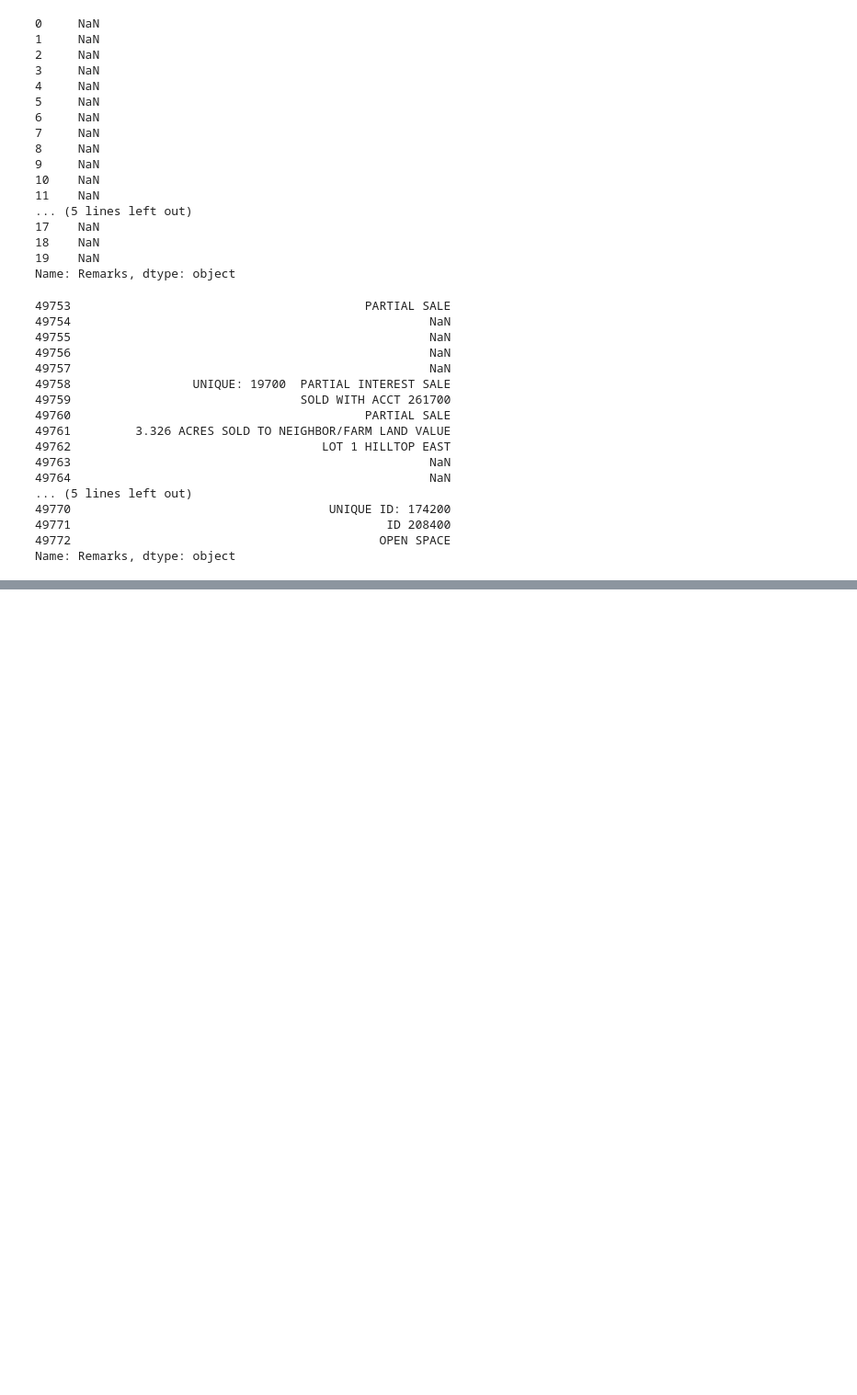
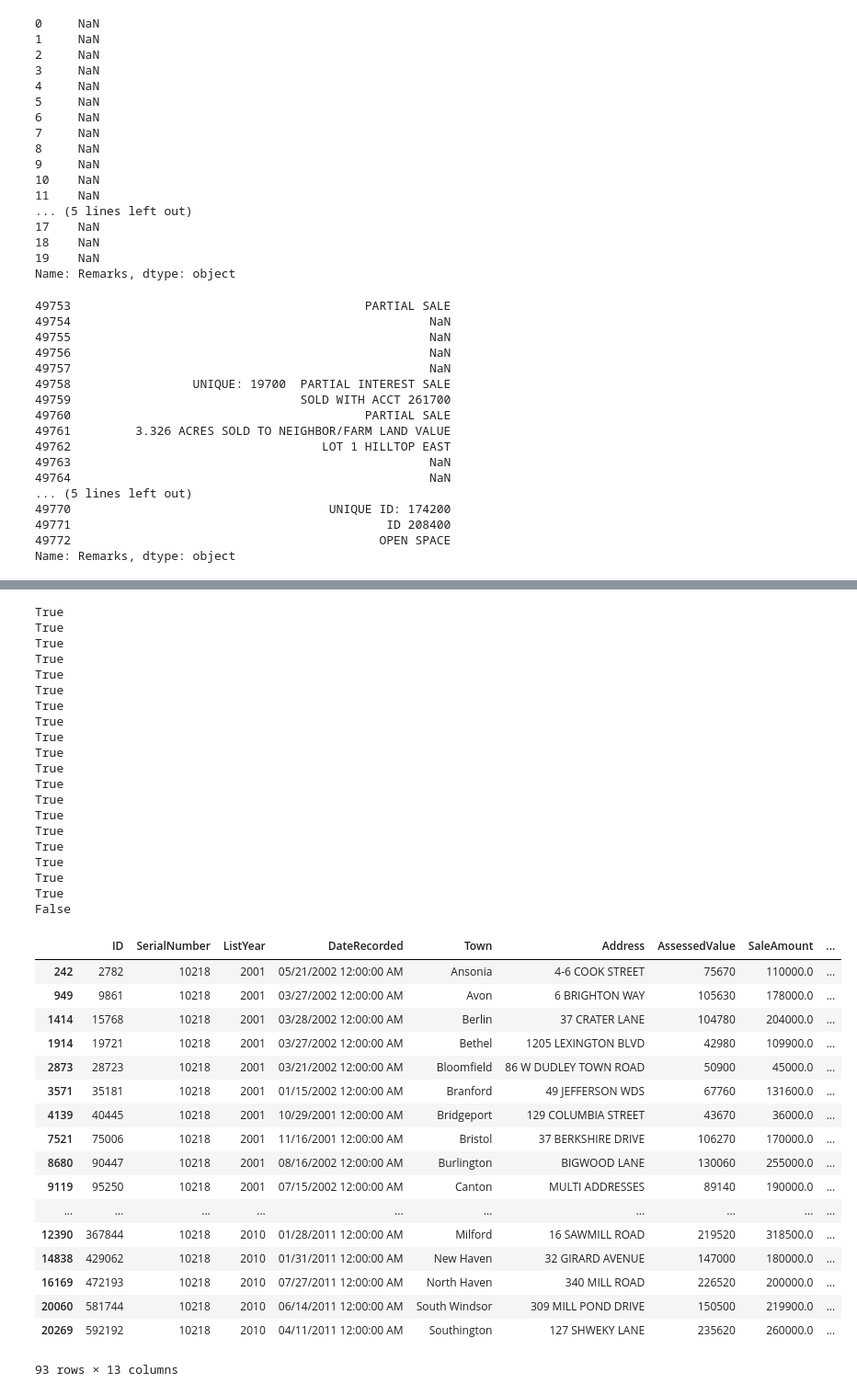
Before and after one commit to jamiekasulis/ct_real_estate_sales, a Jupyter notebook: Data Cleaning Final.ipynb, the cells around one changed output, grey strips where cells are left out. Shown at 92% size. Saved outputs shown, nothing was run; the diff lists cells and outputs as text; code cells hidden in the pictures; blank space fills up the shorter version.

```diff
--- a/Data Cleaning Final.ipynb
+++ b/Data Cleaning Final.ipynb
@@ -729,0 +831,62 @@ Name: Remarks, dtype: object
+# %%
+def remove_duplicate_rows(df):
+    """
+    Removes duplicate rows.
+    Rows are duplicates if they have the same serial number, ListYear, and town.
+    In most cases, there are just two copies of a row with the difference being that the second one is slightly
+    rounded.
+    Arbitrarily choose the first row and throw out subsequent duplicate rows.
+    """
+    new_df = df.copy()
+    return new_df.drop_duplicates(['SerialNumber', 'ListYear', 'Town', 'DateRecorded', 'Address'])
+# %%
+df = get_dataframe(MIN_YEAR, MAX_YEAR)
+# %%
+df_no_duplicates = remove_duplicate_rows(df)
+# %%
+for i in range(0, 50):
+    randomly = show_all_rows_with_random_serial_number(df_no_duplicates)
+    passes_test = len(randomly['Address'].unique()) == len(randomly)
+    print(passes_test)
+    if passes_test == False:
+        break
+randomly
+# %% [output]
+True
+True
+True
+True
+True
+True
+True
+True
+True
+True
+True
+True
+True
+True
+True
+True
+True
+True
+True
+False
+|  | ID | SerialNumber | ListYear | DateRecorded | Town | Address | AssessedValue | SaleAmount | ... |
+| 242 | 2782 | 10218 | 2001 | 05/21/2002 12:00:00 AM | Ansonia | 4-6 COOK STREET | 75670 | 110000.0 | ... |
+| 949 | 9861 | 10218 | 2001 | 03/27/2002 12:00:00 AM | Avon | 6 BRIGHTON WAY | 105630 | 178000.0 | ... |
+| 1414 | 15768 | 10218 | 2001 | 03/28/2002 12:00:00 AM | Berlin | 37 CRATER LANE | 104780 | 204000.0 | ... |
+| 1914 | 19721 | 10218 | 2001 | 03/27/2002 12:00:00 AM | Bethel | 1205 LEXINGTON BLVD | 42980 | 109900.0 | ... |
+| 2873 | 28723 | 10218 | 2001 | 03/21/2002 12:00:00 AM | Bloomfield | 86 W DUDLEY TOWN ROAD | 50900 | 45000.0 | ... |
+| 3571 | 35181 | 10218 | 2001 | 01/15/2002 12:00:00 AM | Branford | 49 JEFFERSON WDS | 67760 | 131600.0 | ... |
+| 4139 | 40445 | 10218 | 2001 | 10/29/2001 12:00:00 AM | Bridgeport | 129 COLUMBIA STREET | 43670 | 36000.0 | ... |
+| 7521 | 75006 | 10218 | 2001 | 11/16/2001 12:00:00 AM | Bristol | 37 BERKSHIRE DRIVE | 106270 | 170000.0 | ... |
+| 8680 | 90447 | 10218 | 2001 | 08/16/2002 12:00:00 AM | Burlington | BIGWOOD LANE | 130060 | 255000.0 | ... |
+| 9119 | 95250 | 10218 | 2001 | 07/15/2002 12:00:00 AM | Canton | MULTI ADDRESSES | 89140 | 190000.0 | ... |
+| ... | ... | ... | ... | ... | ... | ... | ... | ... | ... |
+| 12390 | 367844 | 10218 | 2010 | 01/28/2011 12:00:00 AM | Milford | 16 SAWMILL ROAD | 219520 | 318500.0 | ... |
+| 14838 | 429062 | 10218 | 2010 | 01/31/2011 12:00:00 AM | New Haven | 32 GIRARD AVENUE | 147000 | 180000.0 | ... |
+| 16169 | 472193 | 10218 | 2010 | 07/27/2011 12:00:00 AM | North Haven | 340 MILL ROAD | 226520 | 200000.0 | ... |
+| 20060 | 581744 | 10218 | 2010 | 06/14/2011 12:00:00 AM | South Windsor | 309 MILL POND DRIVE | 150500 | 219900.0 | ... |
+| 20269 | 592192 | 10218 | 2010 | 04/11/2011 12:00:00 AM | Southington | 127 SHWEKY LANE | 235620 | 260000.0 | ... |
+93 rows × 13 columns
```
Also changed, not shown: parts of 19 cells of this notebook, 1 other file.
